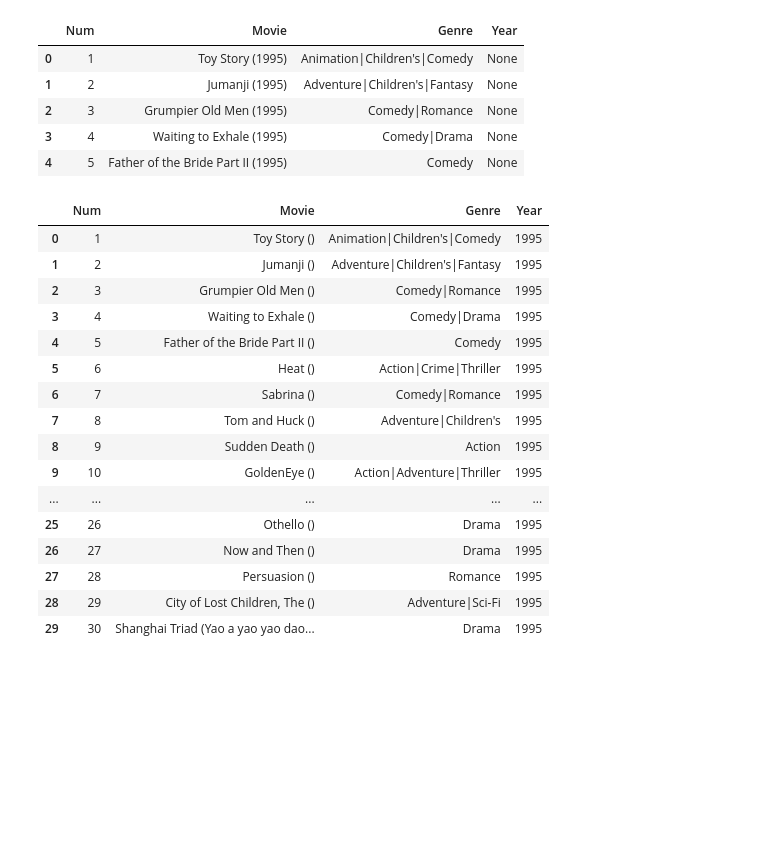
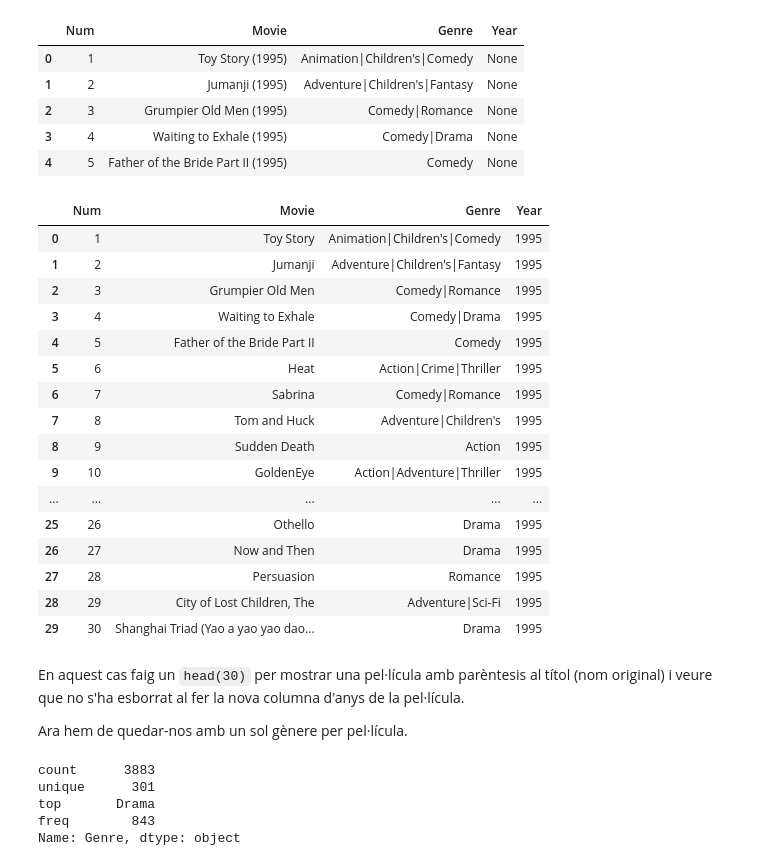
Before and after one commit to davifebdn/Tasca-M4-T02, a Jupyter notebook: Tasca_M4_T02.ipynb, the cells around one changed output. Cells and saved outputs as stored; diff of their text form; code cells hidden in the pictures; blank space fills up the shorter version.

```diff
--- a/Tasca_M4_T02.ipynb
+++ b/Tasca_M4_T02.ipynb
@@ -1130,25 +1132,37 @@ movies.head()
 | 4 | 5 | Father of the Bride Part II (1995) | Comedy | None |
 # %%
 #Separar l'any de la columna Movie
-movies["Year"] = movies["Movie"].str.split("([0-9][0-9][0-9][0-9])").str.get(1)
 movies["Movie"] = movies["Movie"].str.replace(r'[0-9][0-9][0-9][0-9]', '')
-#movies["Movie"] = movies["Movie"].str.split("()").str.get(-1)
+#Esborrar els dos parèntesis que han quedat sense la data
+movies["Movie"] = movies["Movie"].str.replace(r'\(\)', '')
 movies.head(30)
 # %% [output]
 |  | Num | Movie | Genre | Year |
-| 0 | 1 | Toy Story () | Animation|Children's|Comedy | 1995 |
-| 1 | 2 | Jumanji () | Adventure|Children's|Fantasy | 1995 |
-| 2 | 3 | Grumpier Old Men () | Comedy|Romance | 1995 |
-| 3 | 4 | Waiting to Exhale () | Comedy|Drama | 1995 |
-| 4 | 5 | Father of the Bride Part II () | Comedy | 1995 |
-| 5 | 6 | Heat () | Action|Crime|Thriller | 1995 |
-| 6 | 7 | Sabrina () | Comedy|Romance | 1995 |
-| 7 | 8 | Tom and Huck () | Adventure|Children's | 1995 |
-| 8 | 9 | Sudden Death () | Action | 1995 |
-| 9 | 10 | GoldenEye () | Action|Adventure|Thriller | 1995 |
+| 0 | 1 | Toy Story | Animation|Children's|Comedy | 1995 |
+| 1 | 2 | Jumanji | Adventure|Children's|Fantasy | 1995 |
+| 2 | 3 | Grumpier Old Men | Comedy|Romance | 1995 |
+| 3 | 4 | Waiting to Exhale | Comedy|Drama | 1995 |
+| 4 | 5 | Father of the Bride Part II | Comedy | 1995 |
+| 5 | 6 | Heat | Action|Crime|Thriller | 1995 |
+| 6 | 7 | Sabrina | Comedy|Romance | 1995 |
+| 7 | 8 | Tom and Huck | Adventure|Children's | 1995 |
+| 8 | 9 | Sudden Death | Action | 1995 |
+| 9 | 10 | GoldenEye | Action|Adventure|Thriller | 1995 |
 | ... | ... | ... | ... | ... |
-| 25 | 26 | Othello () | Drama | 1995 |
-| 26 | 27 | Now and Then () | Drama | 1995 |
-| 27 | 28 | Persuasion () | Romance | 1995 |
-| 28 | 29 | City of Lost Children, The () | Adventure|Sci-Fi | 1995 |
+| 25 | 26 | Othello | Drama | 1995 |
+| 26 | 27 | Now and Then | Drama | 1995 |
+| 27 | 28 | Persuasion | Romance | 1995 |
+| 28 | 29 | City of Lost Children, The | Adventure|Sci-Fi | 1995 |
 | 29 | 30 | Shanghai Triad (Yao a yao yao dao... | Drama | 1995 |
+# %% [markdown]
+En aquest cas faig un `head(30)` per mostrar una pel·lícula amb parèntesis al títol (nom original) i veure que no s'ha esborrat al fer la nova columna d'anys de la pel·lícula.
+
+Ara hem de quedar-nos amb un sol gènere per pel·lícula.
+# %%
+movies["Genre"].describe()
+# %% [output]
+count      3883
+unique      301
+top       Drama
+freq        843
+Name: Genre, dtype: object
```
Also changed, not shown: parts of 11 cells of this notebook.
